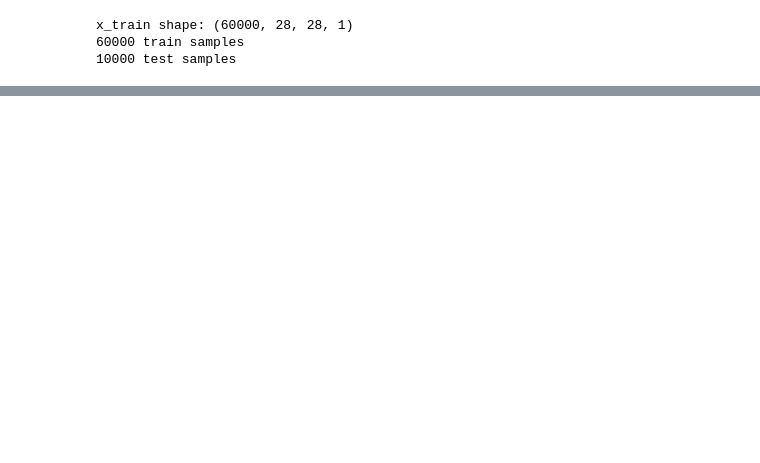
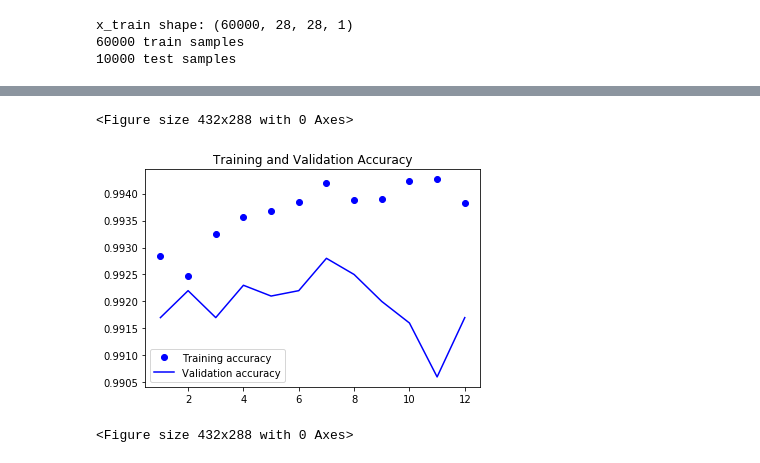
Before and after one commit to mixaal/DL, a Jupyter notebook: Keras ML Demo.ipynb, the cells around one changed output, grey strips where cells are left out. Drawn from its saved outputs; the diff is of its cells as text; code cells hidden in the pictures; blank space fills up the shorter version.

Commit message:
plot accuracy and loss in notebook

```diff
--- a/Keras ML Demo.ipynb
+++ b/Keras ML Demo.ipynb
@@ -58,7 +60,7 @@ model.compile(loss=keras.losses.categorical_crossentropy,
               optimizer=keras.optimizers.Adadelta(),
               metrics=['accuracy'])
 # %%
-model.fit(x_train, y_train,
+history = model.fit(x_train, y_train,
           batch_size=batch_size,
           epochs=epochs,
           verbose=1,
@@ -86,0 +91,17 @@ Test accuracy: 0.991999983788
+# %%
+acc = history.history['accuracy']
+val_acc = history.history['val_accuracy']
+loss = history.history['loss']
+val_loss = history.history['val_loss']
+
+epochs = range(1, len(acc)+1)
+# %%
+plt.plot(epochs, acc, 'bo', label='Training accuracy')
+plt.plot(epochs, val_acc, 'b', label='Validation accuracy')
+plt.title("Training and Validation Accuracy")
+plt.legend()
+plt.figure()
+# %% [output]
+<Figure size 432x288 with 0 Axes>
+[figure, added]
+<Figure size 432x288 with 0 Axes>
```
Also changed, not shown: parts of 4 cells of this notebook, 1 other file.
